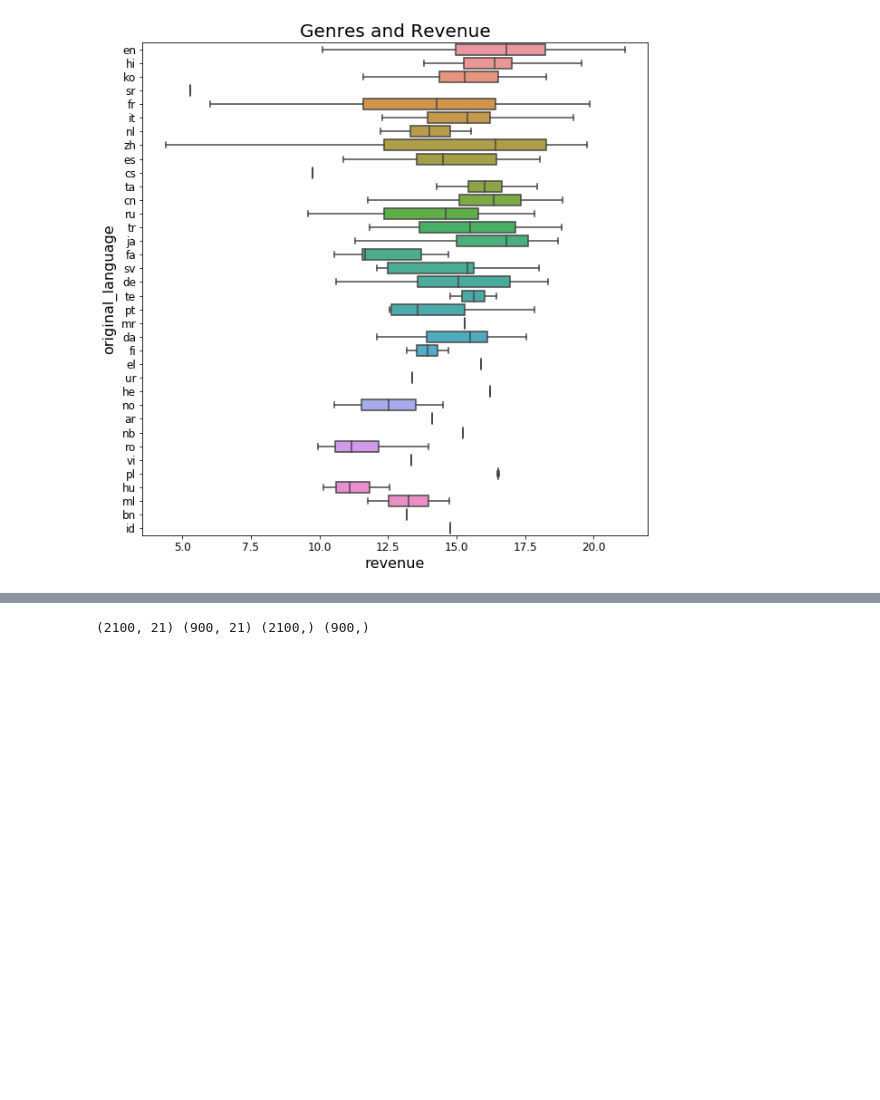
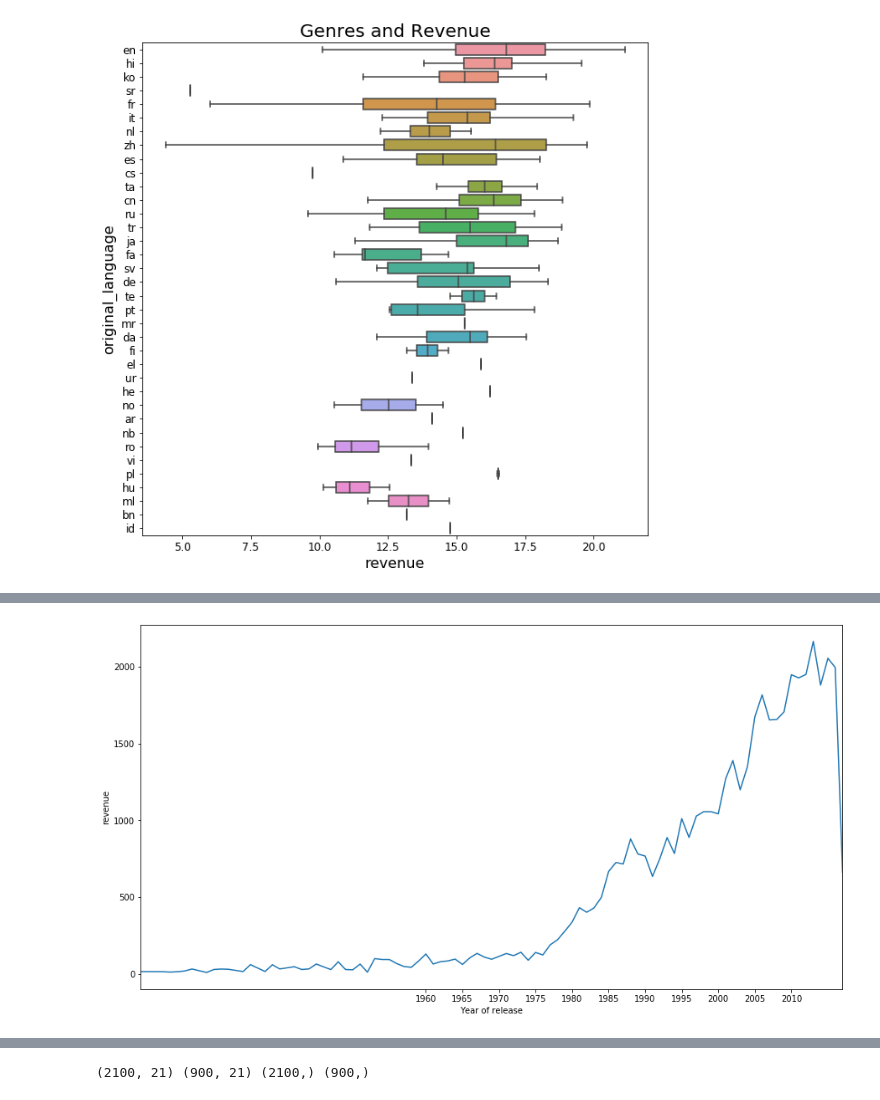
Before and after one commit to OracyC/TMDB-Box-Office-Prediction, a Jupyter notebook: TMDB_Box_Office_Prediction.ipynb, the cells around one changed output, grey strips where cells are left out. Drawn from its saved outputs; the diff is of its cells as text; code cells hidden in the pictures; blank space fills up the shorter version.

```diff
--- a/TMDB_Box_Office_Prediction.ipynb
+++ b/TMDB_Box_Office_Prediction.ipynb
@@ -181,0 +197,12 @@ plt.show()
+# %%
+year_plot = train[['revenue', 'release_year']]
+money_Y = year_plot.groupby('release_year')['revenue'].sum()
+
+money_Y.plot(figsize=(15,8))
+plt.xlabel("Year of release")
+plt.ylabel("revenue")
+plt.xticks(np.arange(1960,2015,5))
+
+plt.show()
+# %% [output]
+[figure, added]
```
Also changed, not shown: parts of 21 cells of this notebook.
